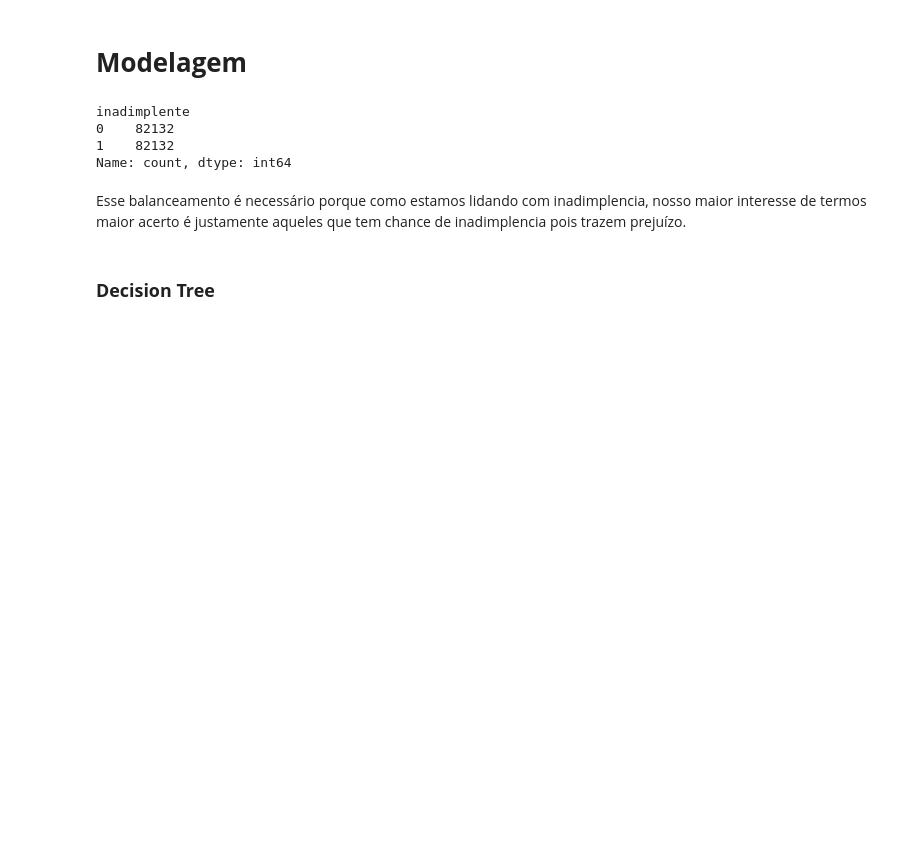
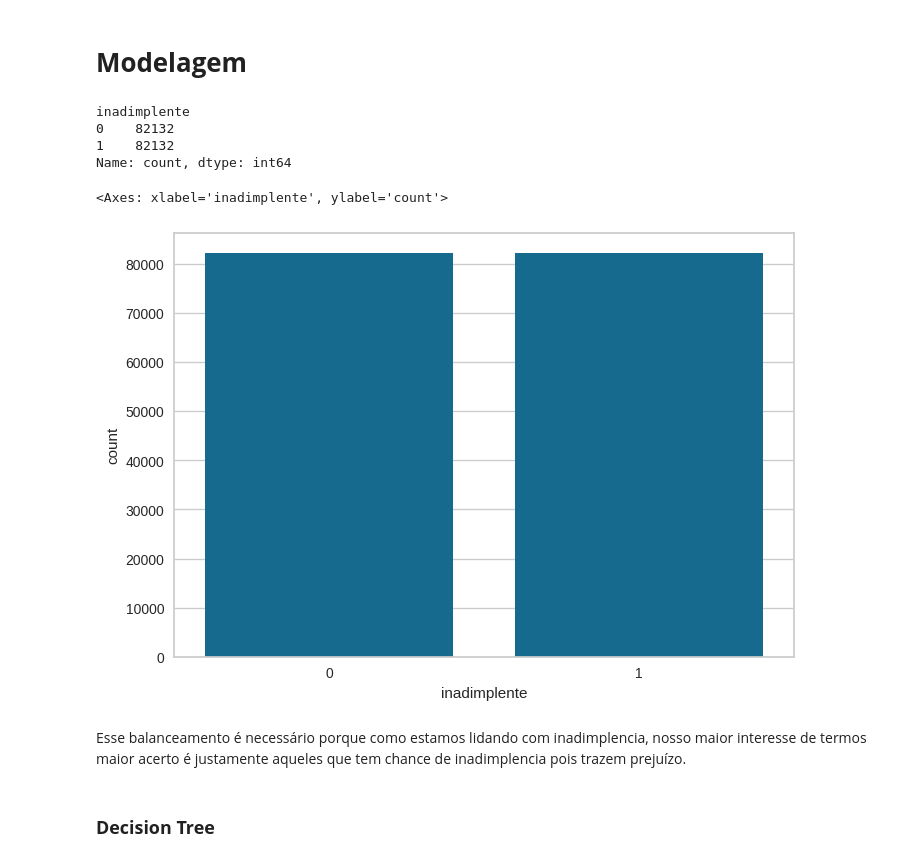
Before and after one commit to alexanderbandeiralira/EE3-Introducao_a_ciencia_de_dados, a Jupyter notebook: EE3.ipynb, the cells around one changed output. Cells and saved outputs as stored; diff of their text form; code cells hidden in the pictures; blank space fills up the shorter version.

```diff
--- a/EE3.ipynb
+++ b/EE3.ipynb
@@ -299,6 +299,11 @@ inadimplente
 0    82132
 1    82132
 Name: count, dtype: int64
+# %%
+sns.countplot(x=df_train_balanced['inadimplente'])
+# %% [output]
+<Axes: xlabel='inadimplente', ylabel='count'>
+[figure, added]
 # %% [markdown]
 Esse balanceamento é necessário porque como estamos lidando com inadimplencia, nosso maior interesse de termos maior acerto é justamente aqueles que tem chance de inadimplencia pois trazem prejuízo.
 # %%
```
Also changed, not shown: parts of 19 cells of this notebook.
